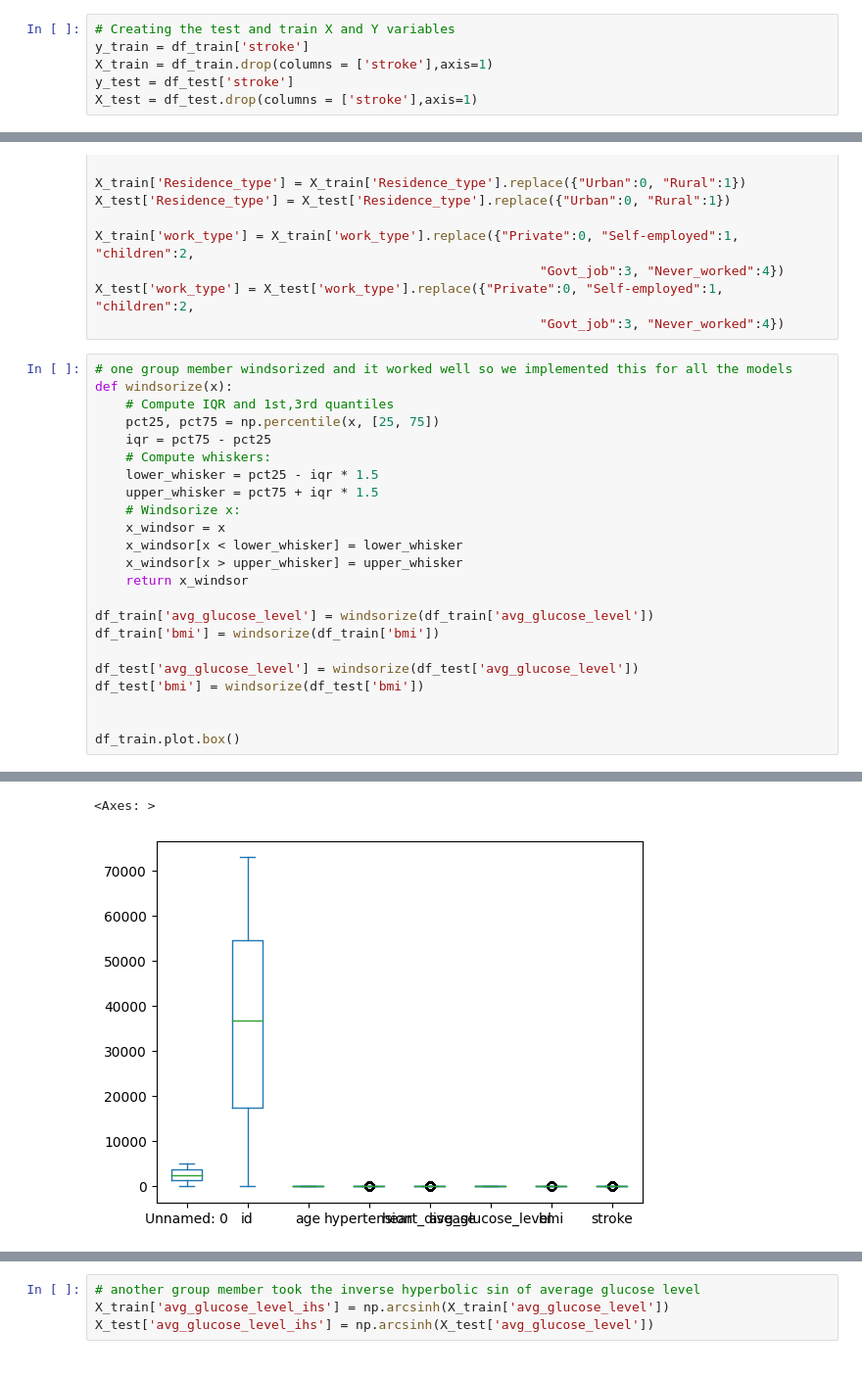
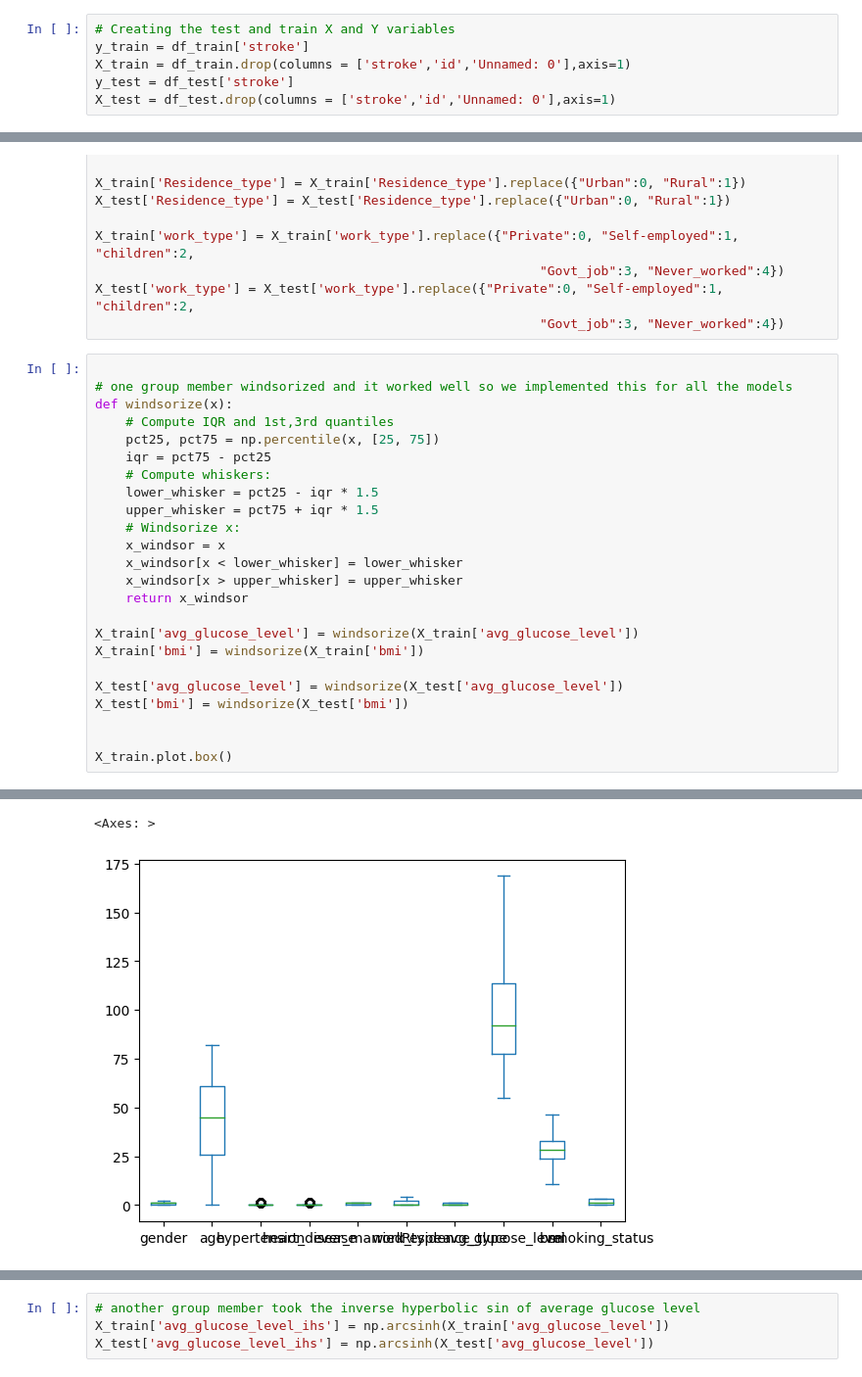
Before and after one commit to DS3001/group10, a Jupyter notebook: project_2/Project2_With_Paper.ipynb, the cells around one changed output, grey strips where cells are left out. Shown at 98% size. Cells and saved outputs as stored; diff of their text form.

```diff
--- a/project_2/Project2_With_Paper.ipynb
+++ b/project_2/Project2_With_Paper.ipynb
@@ -73,6 +67,6 @@ As stated above, our strategy was to have each group member develop their own mo
 # %%
 # Creating the test and train X and Y variables
 y_train = df_train['stroke']
-X_train = df_train.drop(columns = ['stroke'],axis=1)
+X_train = df_train.drop(columns = ['stroke','id','Unnamed: 0'],axis=1)
 y_test = df_test['stroke']
-X_test = df_test.drop(columns = ['stroke'],axis=1)
+X_test = df_test.drop(columns = ['stroke','id','Unnamed: 0'],axis=1)
@@ -104,36 +100,37 @@ X_train['work_type'] = X_train['work_type'].replace({"Private":0, "Self-employed
 X_test['work_type'] = X_test['work_type'].replace({"Private":0, "Self-employed":1, "children":2,
                                                           "Govt_job":3, "Never_worked":4})
 # %%
+
 # one group member windsorized and it worked well so we implemented this for all the models
 def windsorize(x):
     # Compute IQR and 1st,3rd quantiles
     pct25, pct75 = np.percentile(x, [25, 75])
     iqr = pct75 - pct25
     # Compute whiskers:
     lower_whisker = pct25 - iqr * 1.5
     upper_whisker = pct75 + iqr * 1.5
     # Windsorize x:
     x_windsor = x
     x_windsor[x < lower_whisker] = lower_whisker
     x_windsor[x > upper_whisker] = upper_whisker
     return x_windsor
 
-df_train['avg_glucose_level'] = windsorize(df_train['avg_glucose_level'])
-df_train['bmi'] = windsorize(df_train['bmi'])
+X_train['avg_glucose_level'] = windsorize(X_train['avg_glucose_level'])
+X_train['bmi'] = windsorize(X_train['bmi'])
 
-df_test['avg_glucose_level'] = windsorize(df_test['avg_glucose_level'])
-df_test['bmi'] = windsorize(df_test['bmi'])
+X_test['avg_glucose_level'] = windsorize(X_test['avg_glucose_level'])
+X_test['bmi'] = windsorize(X_test['bmi'])
 
 
-df_train.plot.box()
+X_train.plot.box()
 # %% [output]
 A value is trying to be set on a copy of a slice from a DataFrame
 
 See the caveats in the documentation: https://pandas.pydata.org/pandas-docs/stable/user_guide/indexing.html#returning-a-view-versus-a-copy
   x_windsor[x < lower_whisker] = lower_whisker
 A value is trying to be set on a copy of a slice from a DataFrame
 
 See the caveats in the documentation: https://pandas.pydata.org/pandas-docs/stable/user_guide/indexing.html#returning-a-view-versus-a-copy
   x_windsor[x > upper_whisker] = upper_whisker
 <Axes: >
-[figure, old version]
+[figure, new version]
```
Also changed, not shown: parts of 30 cells of this notebook.
